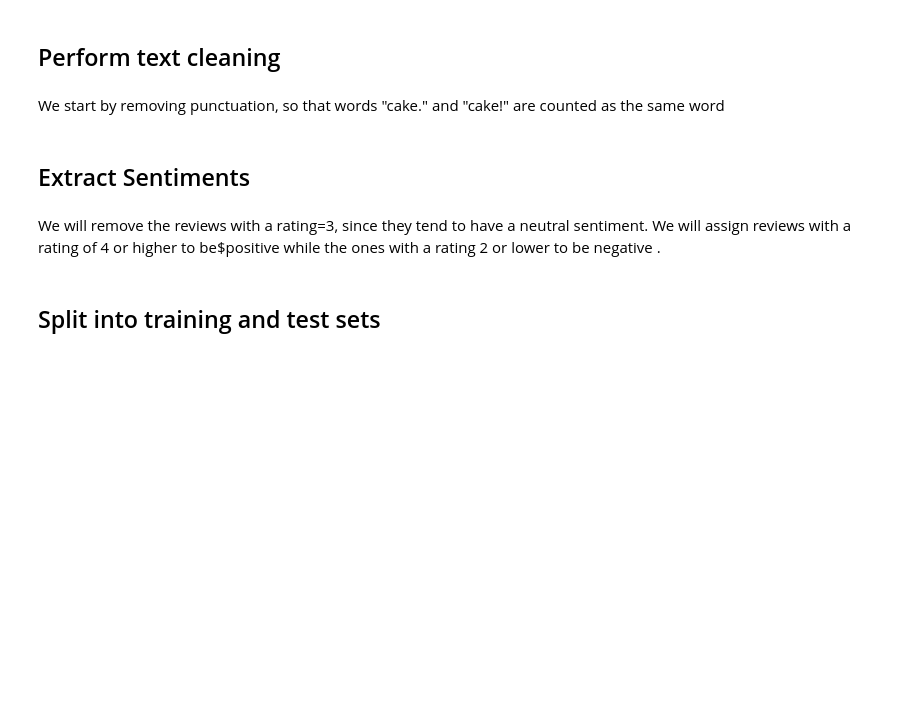
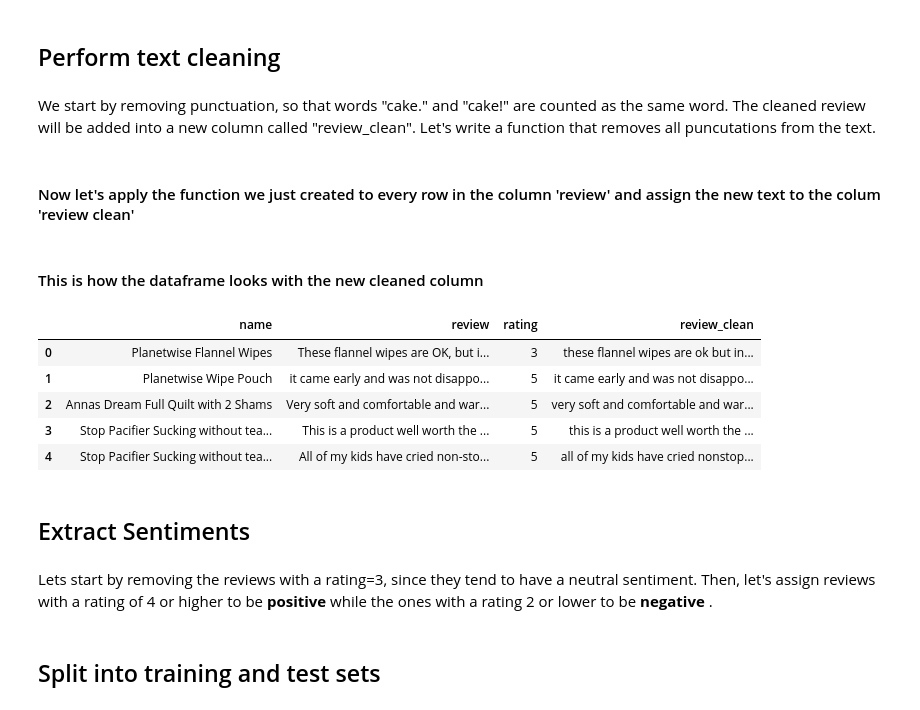
Before and after one commit to lucianoviola/sentiment_analysis, a Jupyter notebook: sentiment_analysis.ipynb, the cells around one changed output. Cells and saved outputs as stored; diff of their text form; code cells hidden in the pictures; blank space fills up the shorter version.

```diff
--- a/sentiment_analysis.ipynb
+++ b/sentiment_analysis.ipynb
@@ -31,19 +72,33 @@ array([3, 5, 4, 2, 1])
 # %% [markdown]
 ## Perform text cleaning
 # %% [markdown]
-We start by removing punctuation, so that words "cake." and "cake!" are counted as the same word
+We start by removing punctuation, so that words "cake." and "cake!" are counted as the same word. The cleaned review will be added into a new column called "review_clean". Let's write a function that removes all puncutations from the text.
 # %%
-#Remove NA rows with an empty string
-products = products.fillna({'review':""})
+products = products.fillna({'review':""}) #Remove NA rows with an empty string
+
 #Write a function remove_punctuation that strips punctuation from a line of text
 def remove_punctuation(text):
-    import string
-    translator = str.maketrans({key: None for key in string.punctuation})
-    return text.translate(translator).lower
+    import string #package that contains list of punctuations
+    translator = str.maketrans({key: None for key in string.punctuation}) #repace all punctuations with an
+                                                                          #empty string
+    return text.translate(translator).lower() #transforms all the words into lower-case
+# %% [markdown]
+#### Now let's apply the function we just created to every row in the column 'review' and assign the new text to the colum 'review clean'
 # %%
 products['review_clean']=products['review'].apply(remove_punctuation)
+# %% [markdown]
+#### This is how the dataframe looks with the new cleaned column
+# %%
+products.head()
+# %% [output]
+|  | name | review | rating | review_clean |
+| 0 | Planetwise Flannel Wipes | These flannel wipes are OK, but i... | 3 | these flannel wipes are ok but in... |
+| 1 | Planetwise Wipe Pouch | it came early and was not disappo... | 5 | it came early and was not disappo... |
+| 2 | Annas Dream Full Quilt with 2 Shams | Very soft and comfortable and war... | 5 | very soft and comfortable and war... |
+| 3 | Stop Pacifier Sucking without tea... | This is a product well worth the ... | 5 | this is a product well worth the ... |
+| 4 | Stop Pacifier Sucking without tea... | All of my kids have cried non-sto... | 5 | all of my kids have cried nonstop... |
 # %% [markdown]
 ## Extract Sentiments
 # %% [markdown]
-We will remove the reviews with a rating=3, since they tend to have a neutral sentiment. We will assign reviews with a rating of 4 or higher to be$positive while the ones with a rating 2 or lower to be negative .
+Lets start by removing the reviews with a rating=3, since they tend to have a neutral sentiment. Then, let's assign reviews with a rating of 4 or higher to be __positive__ while the ones with a rating 2 or lower to be __negative__ .
 # %%
```
Also changed, not shown: parts of 96 cells of this notebook.
